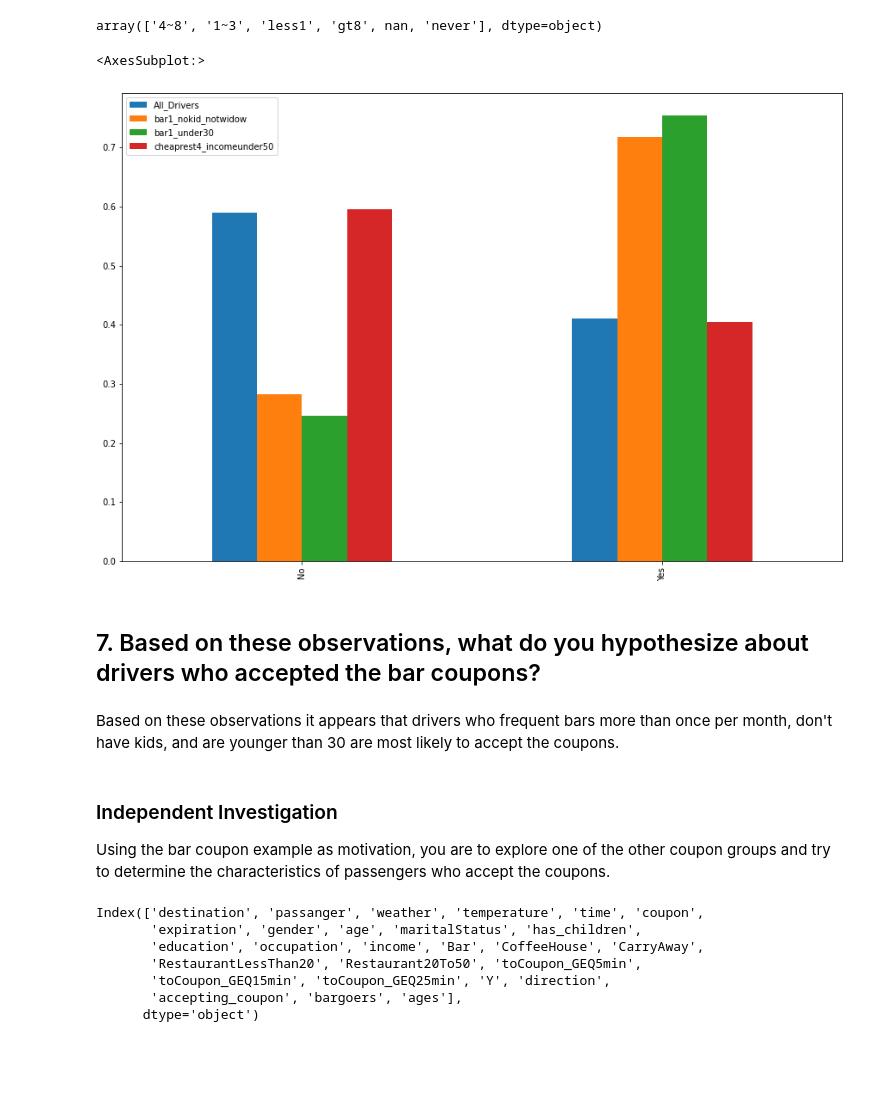
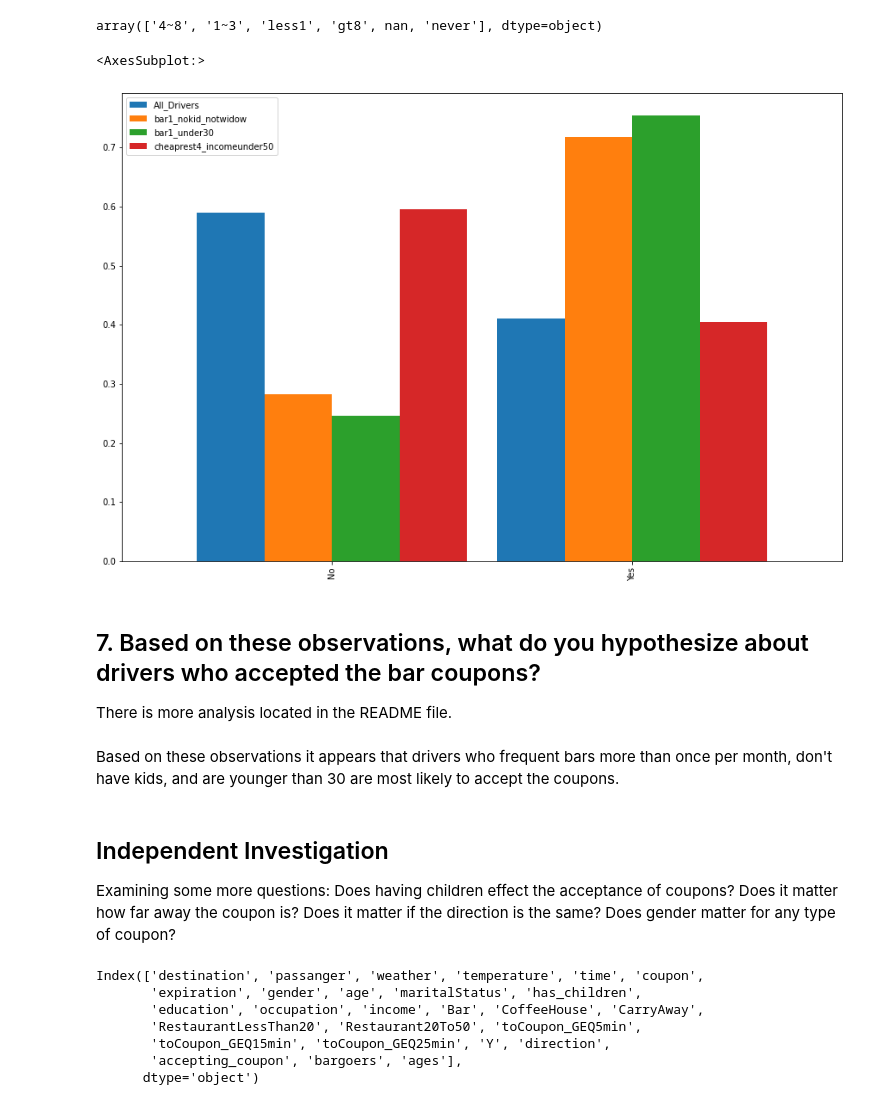
Before and after one commit to coachtech/BE_MLAI_LSTERN, a Jupyter notebook: Prompt_5_Leo_Stern.ipynb, the cells around one changed output. Drawn from its saved outputs; the diff is of its cells as text; code cells hidden in the pictures; blank space fills up the shorter version.

Commit message:
Adding more analysis

```diff
--- a/Prompt_5_Leo_Stern.ipynb
+++ b/Prompt_5_Leo_Stern.ipynb
@@ -613,22 +613,27 @@ array(['4~8', '1~3', 'less1', 'gt8', nan, 'never'], dtype=object)
 # %%
 # create and plot one dataframe from info needed
 graph_df_ratio3 = bar_coupons['accepting_coupon'].value_counts(normalize = True).rename('All_Drivers').to_frame() \
             .join(bar1_nokid_notwidow['accepting_coupon'].value_counts(normalize = True).rename('bar1_nokid_notwidow').to_frame()) \
             .join(bar1_under30['accepting_coupon'].value_counts(normalize = True).rename('bar1_under30').to_frame()) \
             .join(cheaprest4_incomeunder50['accepting_coupon'].value_counts(normalize = True).rename('cheaprest4_incomeunder50').to_frame())
 
-graph_df_ratio3.plot(kind = 'bar', figsize = (15,10))
+graph_df_ratio3.plot(kind = 'bar', figsize = (15,10), width = 0.9)
 # %% [output]
 <AxesSubplot:>
-[figure, old version]
+[figure, new version]
 # %% [markdown]
 ## 7.  Based on these observations, what do you hypothesize about drivers who accepted the bar coupons?
+There is more analysis located in the README file.
 # %% [markdown]
 Based on these observations it appears that drivers who frequent bars more than once per month, don't have kids, and are younger than 30  are most likely to accept the coupons.
-# %% [markdown]
-### Independent Investigation
-
-Using the bar coupon example as motivation, you are to explore one of the other coupon groups and try to determine the characteristics of passengers who accept the coupons.
+# %% [markdown]
+## Independent Investigation
+
+Examining some more questions:
+Does having children effect the acceptance of coupons?
+Does it matter how far away the coupon is?
+Does it matter if the direction is the same?
+Does gender matter for any type of coupon?
 # %%
 data.columns
 # %% [output]
```
Also changed, not shown: parts of 13 cells of this notebook.
